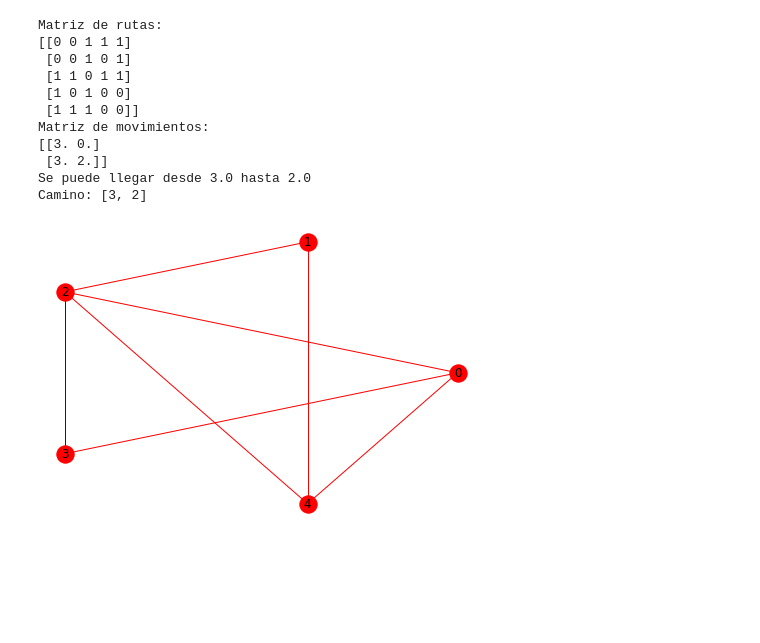
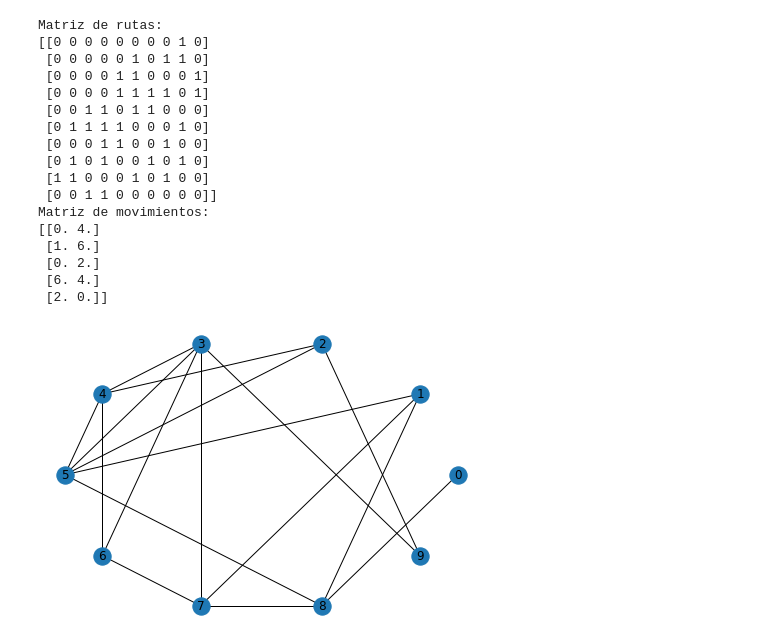
Before and after one commit to agustinsilva447/QuantumComputing, a Jupyter notebook: Qikit-quantum-game-theory/Routing_problem_model.ipynb, the cells around one changed output. Drawn from its saved outputs; the diff is of its cells as text; code cells hidden in the pictures; blank space fills up the shorter version.

```diff
--- a/Qikit-quantum-game-theory/Routing_problem_model.ipynb
+++ b/Qikit-quantum-game-theory/Routing_problem_model.ipynb
@@ -30,74 +30,53 @@ class Graph():
                     dist[v] = dist[u] + self.graph[u][v]
         return dist
 # %%
-n1 = 5
-n2 = 2
+n1 = 10
+n2 = 5
 a = 0
 distance = np.zeros([n1,n1])
 moves = np.zeros([n2, 2])
 
 while (np.linalg.matrix_rank(a)!=n1):
     a = np.random.randint(2, size=(n1,n1))
     np.fill_diagonal(a,0)
     a = np.tril(a) + np.tril(a, -1).T
 print("Matriz de rutas: \n{}".format(a))
 
 g = Graph(n1)
-g.graph = a
+g.graph = np.copy(a)
 """
 for i in range(n1):
     distance[:, i] = g.dijkstra(i)
 print("Matriz de distancias: \n{}".format(distance))
 """
 
 for i in range(n2):
     moves[i,:] = np.random.choice(n1, 2)
 print("Matriz de movimientos: \n{}".format(moves))
 
 net = nx.from_numpy_matrix(a)
 for e in net.edges():
-    net[e[0]][e[1]]['color'] = 'red'
+    net[e[0]][e[1]]['color'] = 'black'
 
-i = 1
-flag1 = 0
-x = int(moves[i,0])
-y = int(moves[i,1])
-camino = []
-camino.append(x)
 
-while not flag1:
-    flag2 = 0
-    for j in range(n1):
-        if (a[x,y] != 0) or (x==y):
-            camino.append(y)
-            net[camino[-2]][camino[-1]]['color'] = 'blue'
-            flag1 = 1
-            break
-
-    if not flag1:
-        while not flag2:
-            x1 = np.random.choice(n1)
-            if (a[x1,y] != 0):
-                x = np.copy(x1)
-                camino.append(x1)
-                net[camino[-2]][camino[-1]]['color'] = 'blue'
-                flag2 = 1
-
-print("Se puede llegar desde {} hasta {}".format(moves[i,0],moves[i,1]))
-print("Camino: {}".format(camino))
-edge_color_list = [net[e[0]][e[1]]['color'] for e in net.edges()]
-nx.draw_circular(net, with_labels=True,node_color='red',edge_color = edge_color_list)
+nx.draw_circular(net, with_labels=True)
 plt.show()
 # %% [output]
 Matriz de rutas:
-[[0 0 1 1 1]
- [0 0 1 0 1]
- [1 1 0 1 1]
- [1 0 1 0 0]
- [1 1 1 0 0]]
+[[0 0 0 0 0 0 0 0 1 0]
+ [0 0 0 0 0 1 0 1 1 0]
+ [0 0 0 0 1 1 0 0 0 1]
+ [0 0 0 0 1 1 1 1 0 1]
+ [0 0 1 1 0 1 1 0 0 0]
+ [0 1 1 1 1 0 0 0 1 0]
+ [0 0 0 1 1 0 0 1 0 0]
+ [0 1 0 1 0 0 1 0 1 0]
+ [1 1 0 0 0 1 0 1 0 0]
+ [0 0 1 1 0 0 0 0 0 0]]
 Matriz de movimientos:
-[[3. 0.]
- [3. 2.]]
-Se puede llegar desde 3.0 hasta 2.0
-Camino: [3, 2]
+[[0. 4.]
+ [1. 6.]
+ [0. 2.]
+ [6. 4.]
+ [2. 0.]]
-[figure, old version]
+[figure, new version]
```
Also changed, not shown: parts of 2 cells of this notebook.
